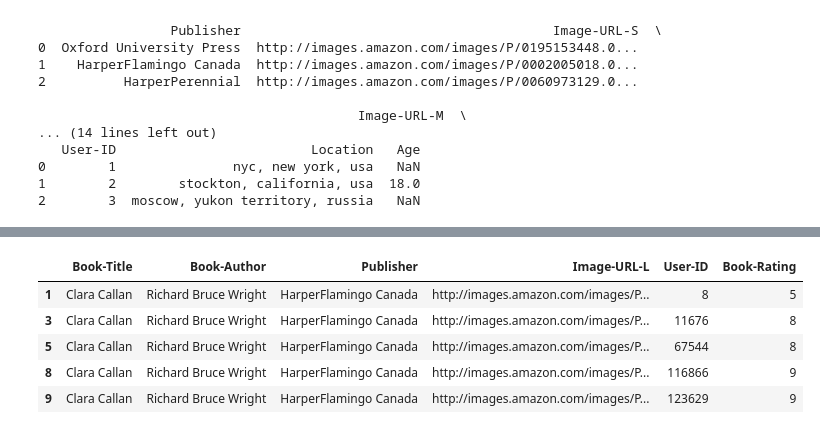
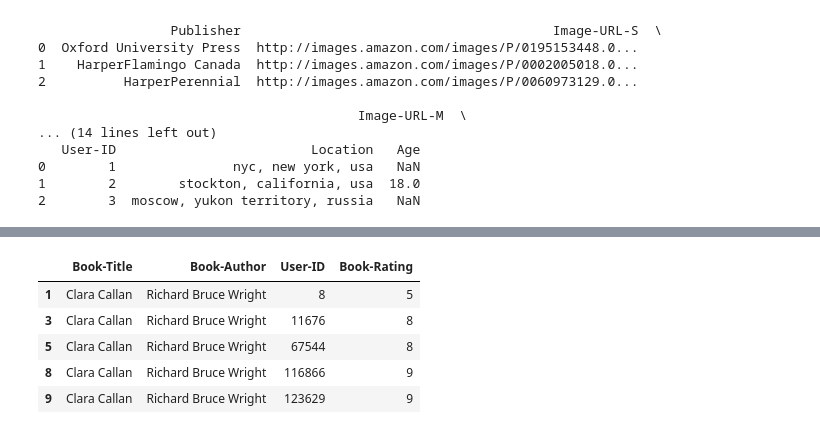
Before and after one commit to 2023DMProject/BookRecommendationSystem, a Jupyter notebook: user_based_cosine_sim.ipynb, the cells around one changed output, grey strips where cells are left out. Cells and saved outputs as stored; diff of their text form; code cells hidden in the pictures.

```diff
--- a/user_based_cosine_sim.ipynb
+++ b/user_based_cosine_sim.ipynb
@@ -56,17 +56,17 @@ books_data.head()
 # %%
 df=books_data.copy()
 df.dropna(inplace=True)
 df.reset_index(drop=True,inplace=True)
-df.drop(columns=["ISBN","Year-Of-Publication","Image-URL-S","Image-URL-M"],axis=1,inplace=True)
+df.drop(columns=["ISBN","Year-Of-Publication","Image-URL-S","Image-URL-M", "Publisher", "Image-URL-L"],axis=1,inplace=True)
 df.drop(index=df[df["Book-Rating"]==0].index,inplace=True)
 df["Book-Title"]=df["Book-Title"].apply(lambda x: re.sub("[\W_]+"," ",x).strip())
 df.head()
 # %% [output]
-|  | Book-Title | Book-Author | Publisher | Image-URL-L | User-ID | Book-Rating |
-| 1 | Clara Callan | Richard Bruce Wright | HarperFlamingo Canada | http://images.amazon.com/images/P... | 8 | 5 |
-| 3 | Clara Callan | Richard Bruce Wright | HarperFlamingo Canada | http://images.amazon.com/images/P... | 11676 | 8 |
-| 5 | Clara Callan | Richard Bruce Wright | HarperFlamingo Canada | http://images.amazon.com/images/P... | 67544 | 8 |
-| 8 | Clara Callan | Richard Bruce Wright | HarperFlamingo Canada | http://images.amazon.com/images/P... | 116866 | 9 |
-| 9 | Clara Callan | Richard Bruce Wright | HarperFlamingo Canada | http://images.amazon.com/images/P... | 123629 | 9 |
+|  | Book-Title | Book-Author | User-ID | Book-Rating |
+| 1 | Clara Callan | Richard Bruce Wright | 8 | 5 |
+| 3 | Clara Callan | Richard Bruce Wright | 11676 | 8 |
+| 5 | Clara Callan | Richard Bruce Wright | 67544 | 8 |
+| 8 | Clara Callan | Richard Bruce Wright | 116866 | 9 |
+| 9 | Clara Callan | Richard Bruce Wright | 123629 | 9 |
 # %%
 # 책 평가 200번 초과한 사람들 -> new_df
```
Also changed, not shown: parts of 6 cells of this notebook, 2 other files.
